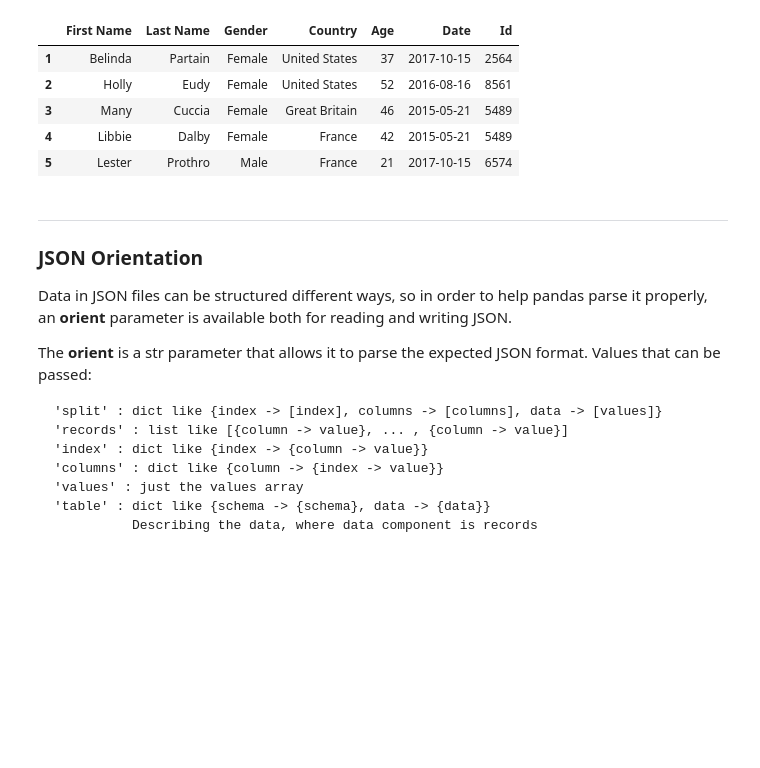
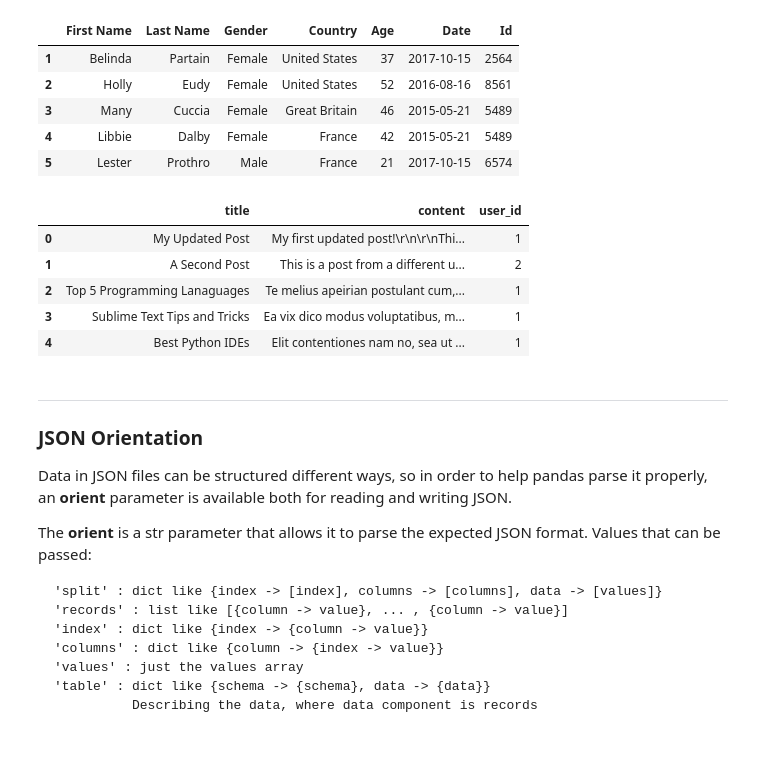
Before and after one commit to thandora/pandas-notes, a Jupyter notebook: pandas_11.ipynb, the cells around one changed output. Cells and saved outputs as stored; diff of their text form; code cells hidden in the pictures; blank space fills up the shorter version.

Commit message:
Finish JSON section

```diff
--- a/pandas_11.ipynb
+++ b/pandas_11.ipynb
@@ -356,6 +356,18 @@ display(json_df.head())
 | 3 | Many | Cuccia | Female | Great Britain | 46 | 2015-05-21 | 5489 |
 | 4 | Libbie | Dalby | Female | France | 42 | 2015-05-21 | 5489 |
 | 5 | Lester | Prothro | Male | France | 21 | 2017-10-15 | 6574 |
+# %%
+# Loading a JSON from an http url is also possible
+json_link = "https://raw.githubusercontent.com/CoreyMSchafer/code_snippets/master/Python/Flask_Blog/snippets/posts.json"
+json_online = pd.read_json(json_link)
+json_online.head()
+# %% [output]
+|  | title | content | user_id |
+| 0 | My Updated Post | My first updated post!\r\n\r\nThi... | 1 |
+| 1 | A Second Post | This is a post from a different u... | 2 |
+| 2 | Top 5 Programming Lanaguages | Te melius apeirian postulant cum,... | 1 |
+| 3 | Sublime Text Tips and Tricks | Ea vix dico modus voluptatibus, m... | 1 |
+| 4 | Best Python IDEs | Elit contentiones nam no, sea ut ... | 1 |
 # %% [markdown]
 ---
 ### JSON Orientation
```
Also changed, not shown: parts of 7 cells of this notebook.
